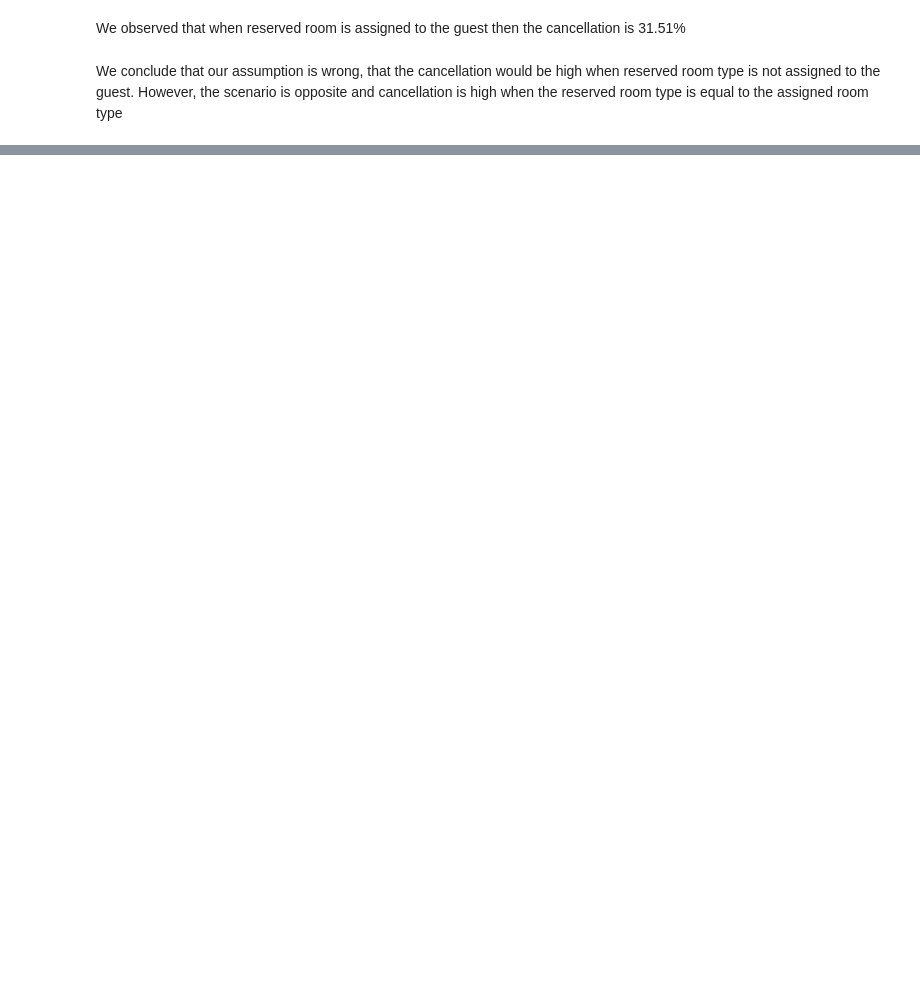
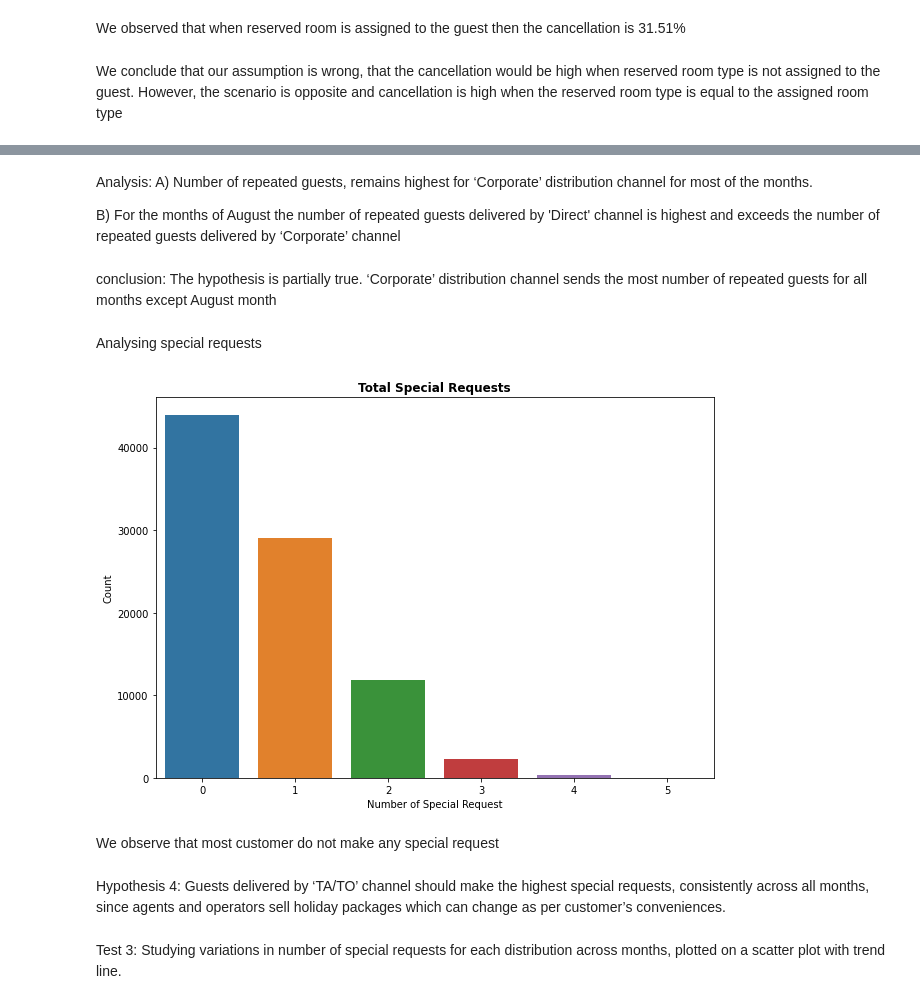
Before and after one commit to shahushubham07/Hotel_Booking_Analysis_EDA, a Jupyter notebook: Hotel_Booking_Analysis_Capstone_Project.ipynb, the cells around one changed output, grey strips where cells are left out. Saved outputs shown, nothing was run; the diff lists cells and outputs as text; code cells hidden in the pictures; blank space fills up the shorter version.

```diff
--- a/Hotel_Booking_Analysis_Capstone_Project.ipynb
+++ b/Hotel_Booking_Analysis_Capstone_Project.ipynb
@@ -638,0 +636,24 @@ Most people prefer to stay at the hotels between 1 to 6 days.
+# %% [markdown]
+Analysis:
+A) Number of repeated guests, remains highest for ‘Corporate’ distribution channel for most of the months.
+
+B) For the months of August the number of repeated guests delivered by 'Direct' channel is highest and exceeds the number of repeated guests delivered by ‘Corporate’ channel
+# %% [markdown]
+conclusion:
+The hypothesis is partially true. ‘Corporate’ distribution channel sends the most number of repeated guests for all months except August month
+# %% [markdown]
+Analysing special requests
+# %%
+# We created countplot to display count of number of special requests
+plt.figure(figsize = (10,7))
+sns.countplot(x='total_of_special_requests', data=df1)
+plt.title('Total Special Requests', weight='bold')
+plt.xlabel('Number of Special Request')
+plt.ylabel('Count')
+plt.show()
+# %% [output]
+[figure, added]
+# %% [markdown]
+We observe that most customer do not make any special request
+# %% [markdown]
+Hypothesis 4: Guests delivered by ‘TA/TO’ channel should make the highest special requests, consistently across all months, since agents and operators sell holiday packages which can change as per customer’s conveniences.
@@ -638,0 +664,2 @@ Most people prefer to stay at the hotels between 1 to 6 days.
+# %% [markdown]
+Test 3: Studying variations in number of special requests for each distribution across months, plotted on a scatter plot with trend line.
```
Also changed, not shown: parts of 49 cells of this notebook.
